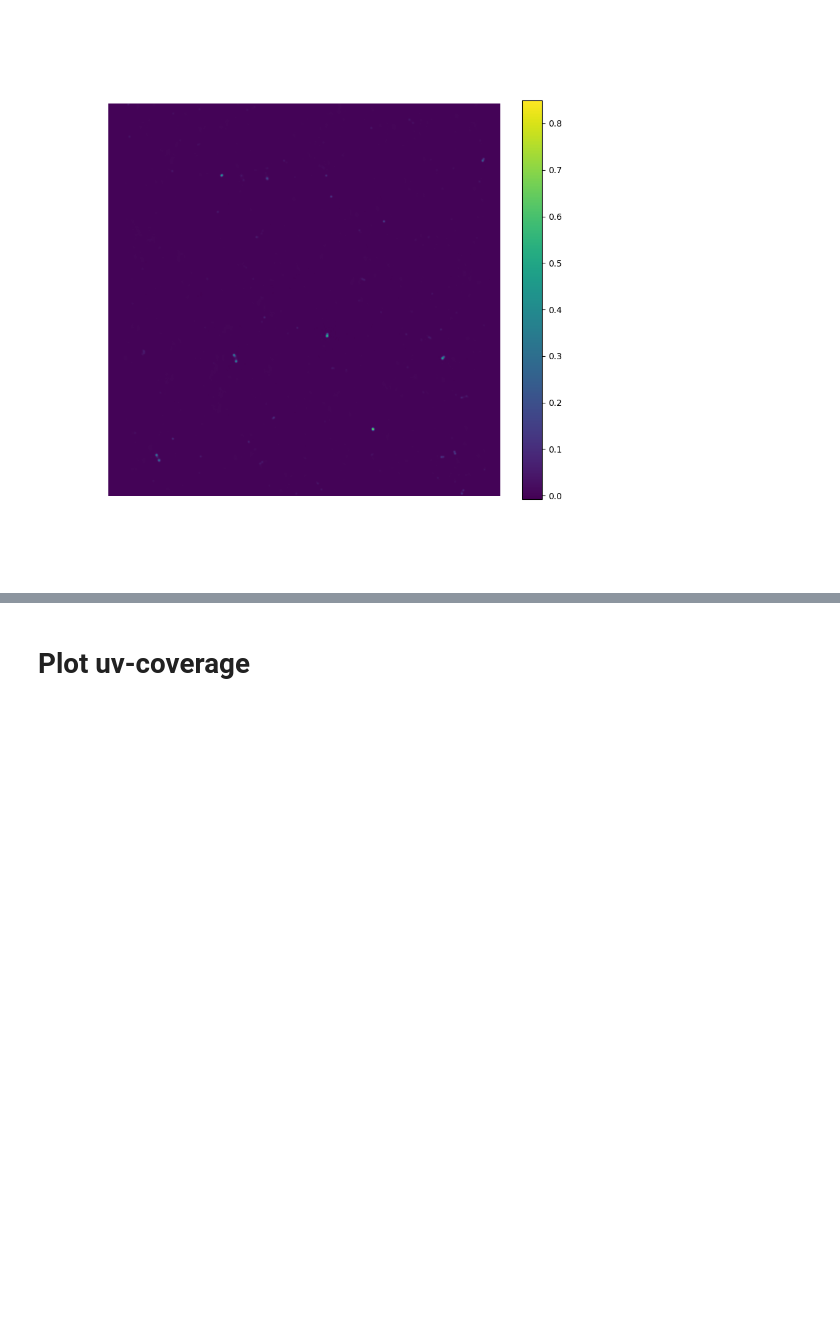
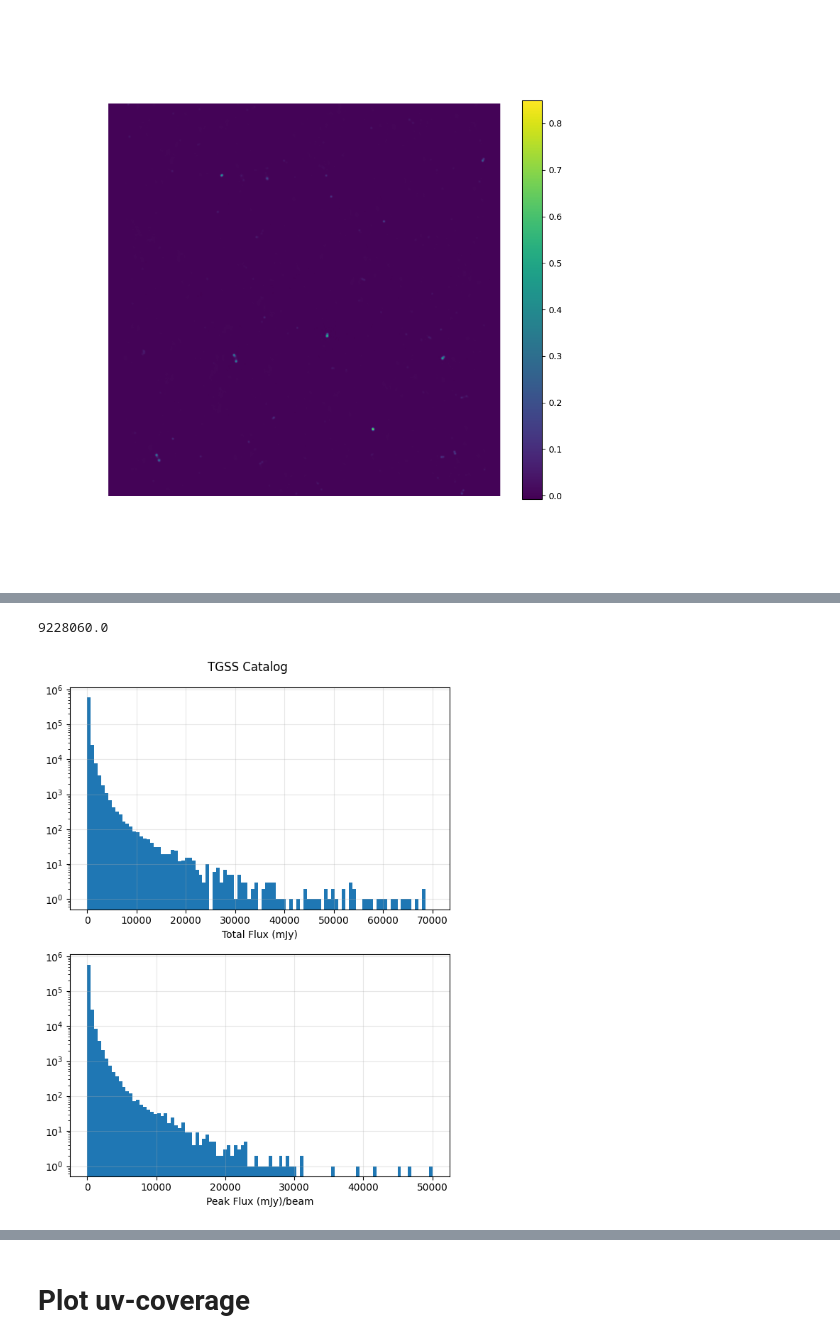
Before and after one commit to tmartinezML/LOFAR-Diffusion, a Jupyter notebook: src/notebooks/sky_maps.ipynb, the cells around one changed output, grey strips where cells are left out. Saved outputs shown, nothing was run; the diff lists cells and outputs as text; code cells hidden in the pictures; blank space fills up the shorter version.

```diff
--- a/src/notebooks/sky_maps.ipynb
+++ b/src/notebooks/sky_maps.ipynb
@@ -100,0 +185,8 @@ mpplt.plot_sky_map(dirty_arr, wcs=dirty_wcs)
+# %%
+tgss_catalog = Path('/hs/fs08/data/group-brueggen/tmartinez/ddf-pipeline/catalogs/TGSSADR1_7sigma_catalog.fits')
+
+with fits.open(tgss_catalog) as hdul:
+    display(hdul[1].header)
+    df_tgss = pd.DataFrame(hdul[1].data)
+
+df_tgss.head()
@@ -100,0 +217,28 @@ mpplt.plot_sky_map(dirty_arr, wcs=dirty_wcs)
+# %%
+df_tgss['Total_flux'].max()
+# %% [output]
+9228060.0
+# %%
+import numpy as np
+
+fig, axs = plt.subplots(2, 1, figsize=(6, 8), tight_layout=True)
+
+fig.suptitle("TGSS Catalog")
+
+ax = axs[0]
+ax.hist(df_tgss['Total_flux'], bins=np.linspace(0, 7e4, 100))
+ax.set_xlabel('Total Flux (mJy)')
+
+ax = axs[1]
+ax.hist(df_tgss['Peak_flux'], bins=np.linspace(0, 5e4, 100))
+ax.set_xlabel('Peak Flux (mJy)/beam')
+
+
+for ax in axs:
+    ax.set_yscale('log')
+    ax.grid(alpha=0.3)
+
+
+fig.show()
+# %% [output]
+[figure, added]
```
Also changed, not shown: parts of 10 cells of this notebook, 3 other files.
